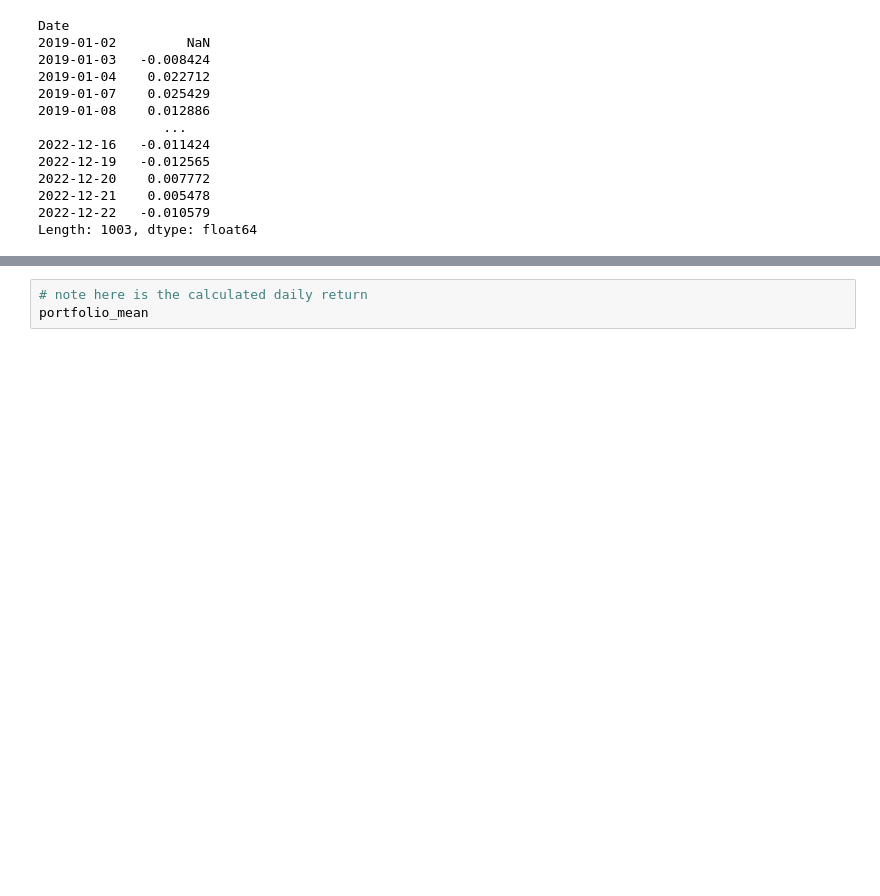
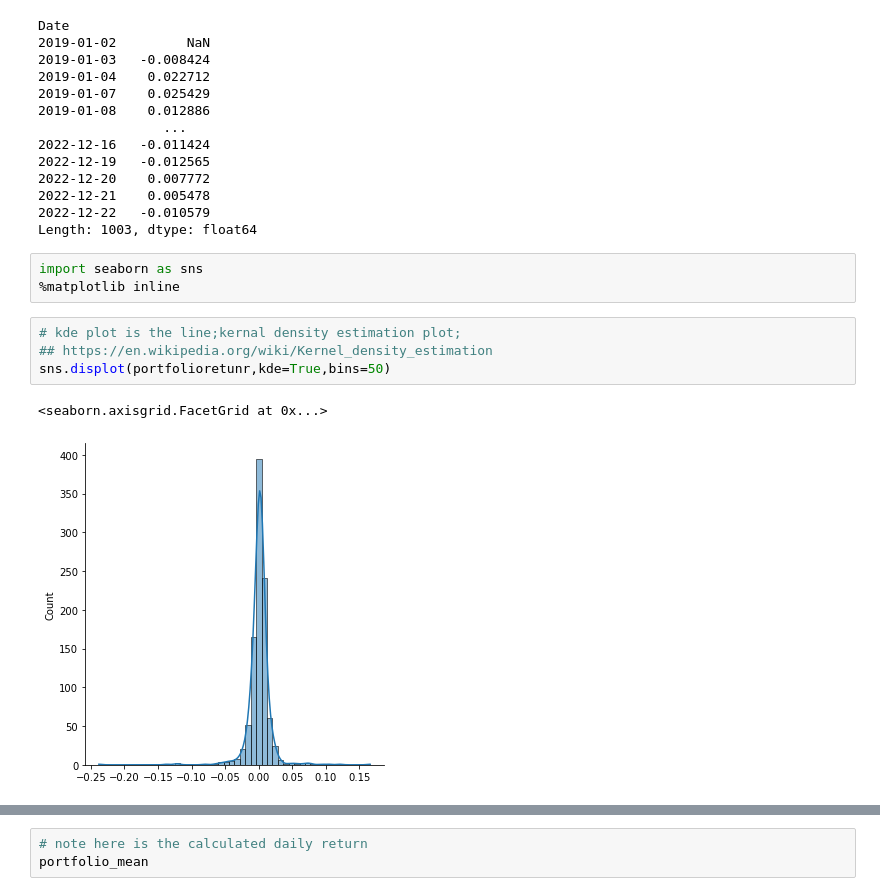
Before and after one commit to NingDin/BackTestPlayGround, a Jupyter notebook: TestOfPortfolioVaR.ipynb, the cells around one changed output, grey strips where cells are left out. Saved outputs shown, nothing was run; the diff lists cells and outputs as text; blank space fills up the shorter version.

Commit message:
add seaborn

```diff
--- a/TestOfPortfolioVaR.ipynb
+++ b/TestOfPortfolioVaR.ipynb
@@ -126,3 +126,13 @@ Date
 2022-12-21    0.005478
 2022-12-22   -0.010579
 Length: 1003, dtype: float64
+# %%
+import seaborn as sns
+%matplotlib inline
+# %%
+# kde plot is the line;kernal density estimation plot;
+## https://en.wikipedia.org/wiki/Kernel_density_estimation
+sns.displot(portfolioretunr,kde=True,bins=50)
+# %% [output]
+<seaborn.axisgrid.FacetGrid at 0x...>
+[figure, added]
```
Also changed, not shown: parts of 6 cells of this notebook.
